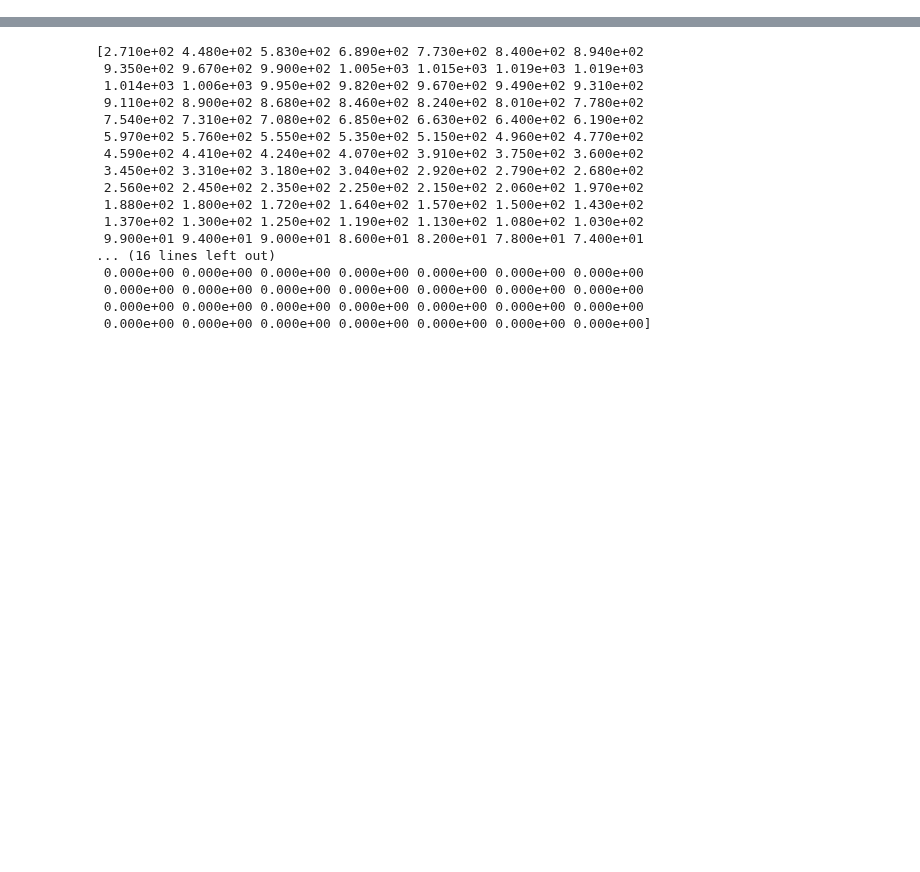
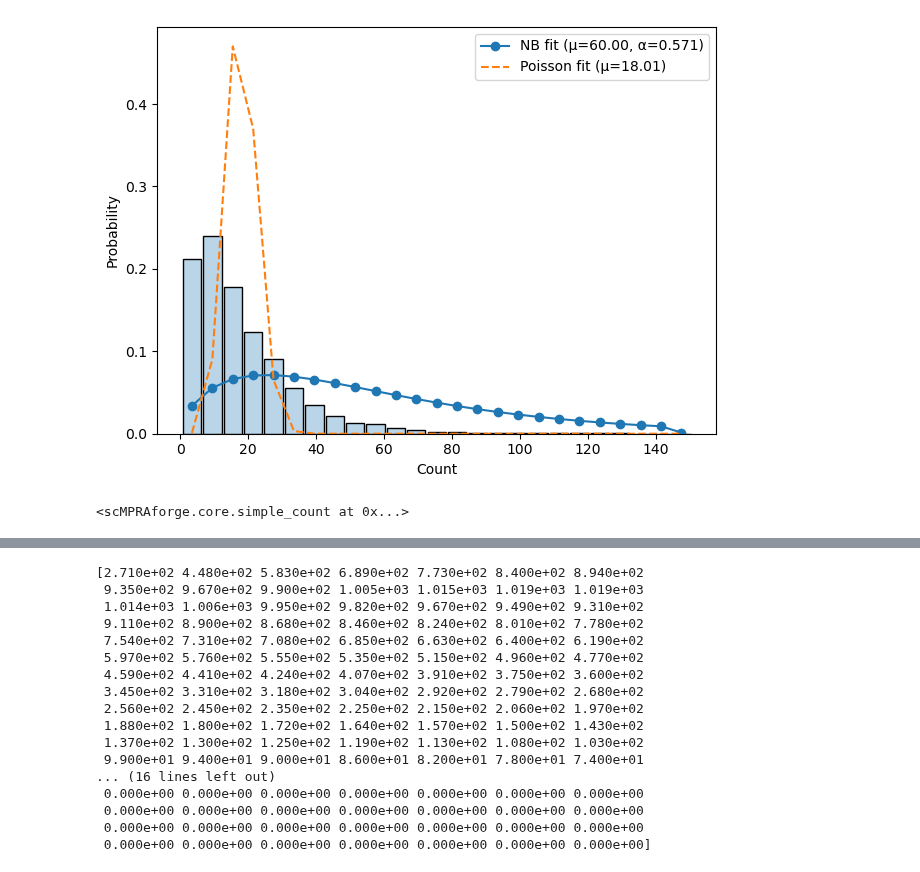
Before and after one commit to Reilly-Lab-Yale/tabula-rasa, a Jupyter notebook: analyses/supporting/bounds.ipynb, the cells around one changed output, grey strips where cells are left out. Saved outputs shown, nothing was run; the diff lists cells and outputs as text; code cells hidden in the pictures; blank space fills up the shorter version.

Commit message:
+draw_nb for simple_count

```diff
--- a/analyses/supporting/bounds.ipynb
+++ b/analyses/supporting/bounds.ipynb
@@ -48,7 +31,7 @@ new_min=1
 new_max=200
 new_zi=0.05
 
-new_MOI=30
+new_MOI=60
 # %%
 #next, let's create
 artificial_bounds=scm.SHENDURE_BOUNDS.copy(
@@ -59 +46,9 @@ artificial_bounds.set_effective_moi(new_MOI)
+# %%
+artificial_bounds.plot_transfection()
+# %% [output]
+[figure, added]
+# %%
+scm.SHENDURE_BOUNDS.library_model
+# %% [output]
+<scMPRAforge.core.simple_count at 0x...>
 # %%
```
Also changed, not shown: parts of 15 cells of this notebook, 1 other file.
